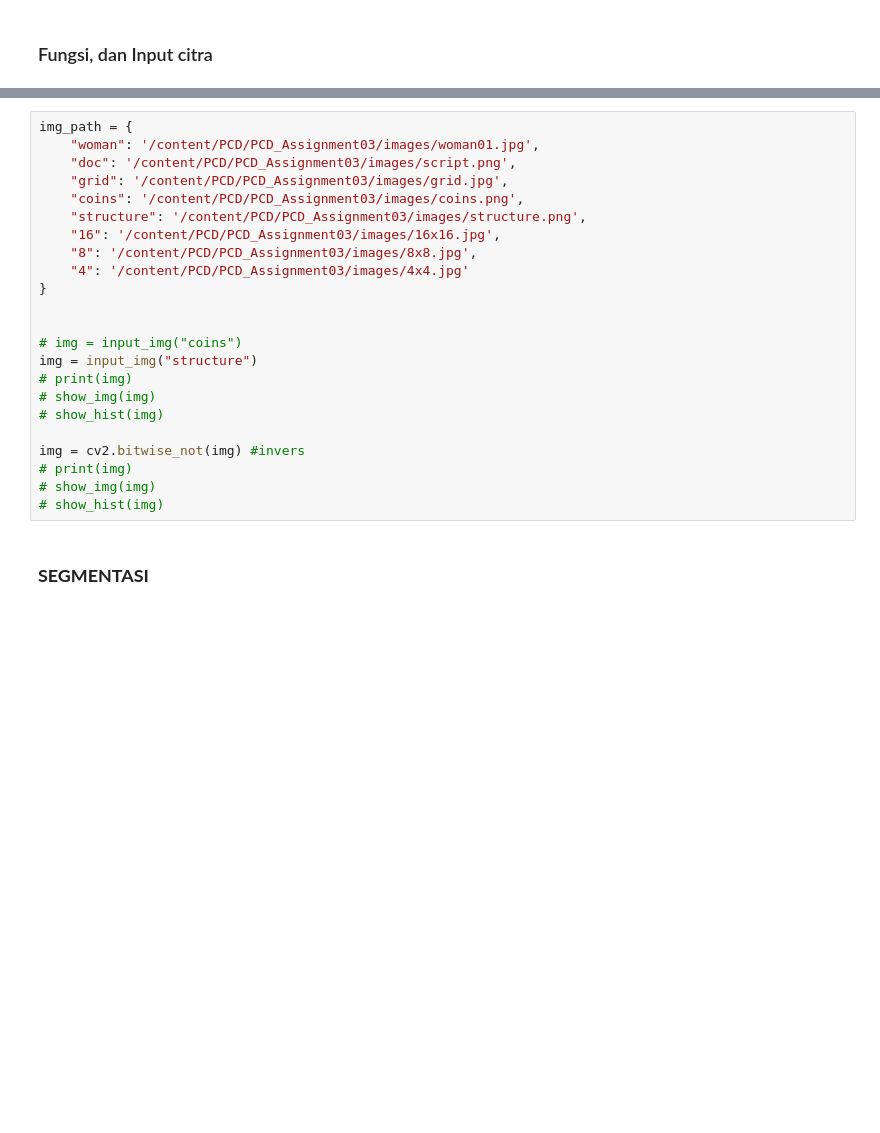
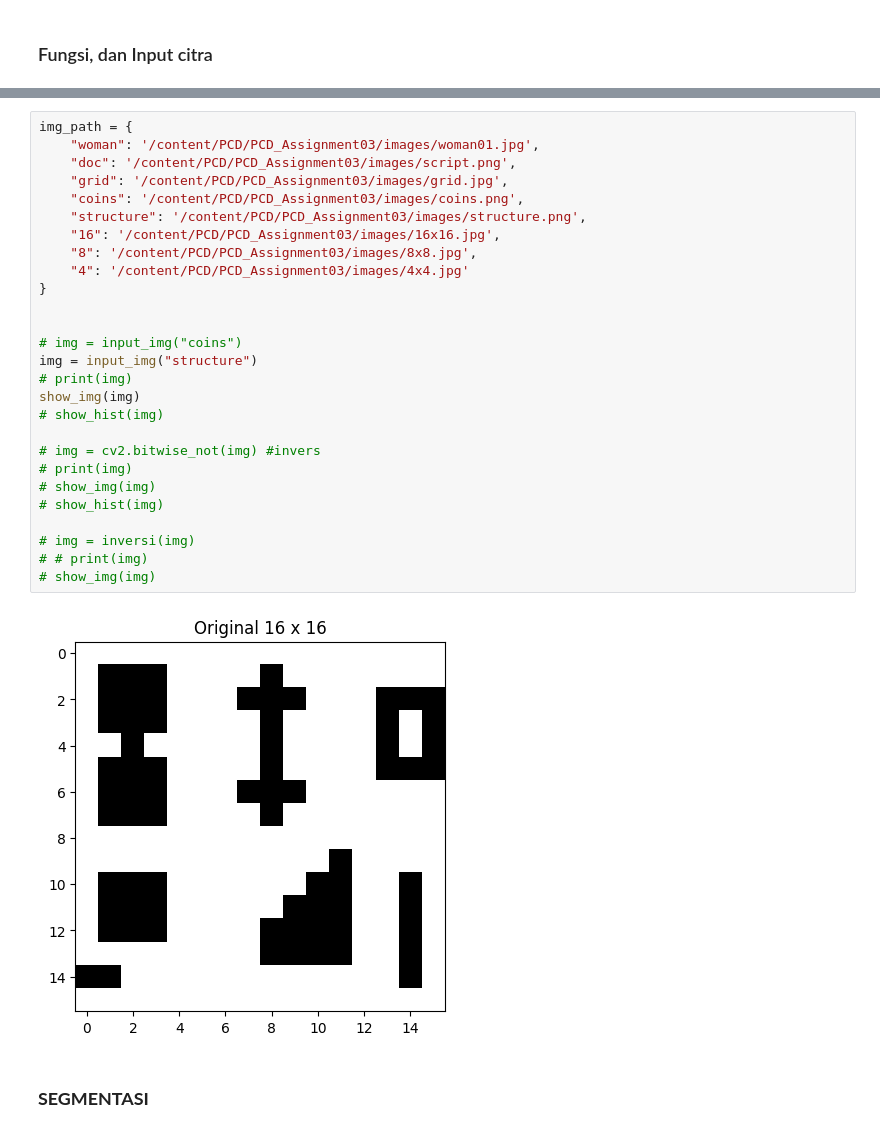
Before and after one commit to sapto-nugroho/PCD, a Jupyter notebook: PCD_Assignment03/PCD_Assignment03.ipynb, the cells around one changed output, grey strips where cells are left out. Cells and saved outputs as stored; diff of their text form; blank space fills up the shorter version.

```diff
--- a/PCD_Assignment03/PCD_Assignment03.ipynb
+++ b/PCD_Assignment03/PCD_Assignment03.ipynb
@@ -67,26 +72,32 @@ def input_img(path):
 # %%
 img_path = {
     "woman": '/content/PCD/PCD_Assignment03/images/woman01.jpg',
     "doc": '/content/PCD/PCD_Assignment03/images/script.png',
     "grid": '/content/PCD/PCD_Assignment03/images/grid.jpg',
     "coins": '/content/PCD/PCD_Assignment03/images/coins.png',
     "structure": '/content/PCD/PCD_Assignment03/images/structure.png',
     "16": '/content/PCD/PCD_Assignment03/images/16x16.jpg',
     "8": '/content/PCD/PCD_Assignment03/images/8x8.jpg',
     "4": '/content/PCD/PCD_Assignment03/images/4x4.jpg'
 }
 
 
 # img = input_img("coins")
 img = input_img("structure")
 # print(img)
+show_img(img)
+# show_hist(img)
+
+# img = cv2.bitwise_not(img) #invers
+# print(img)
 # show_img(img)
 # show_hist(img)
 
-img = cv2.bitwise_not(img) #invers
-# print(img)
+# img = inversi(img)
+# # print(img)
 # show_img(img)
-# show_hist(img)
+# %% [output]
+[figure, added]
 # %% [markdown]
 ### **SEGMENTASI**
 # %% [markdown]
```
Also changed, not shown: parts of 3 cells of this notebook.
